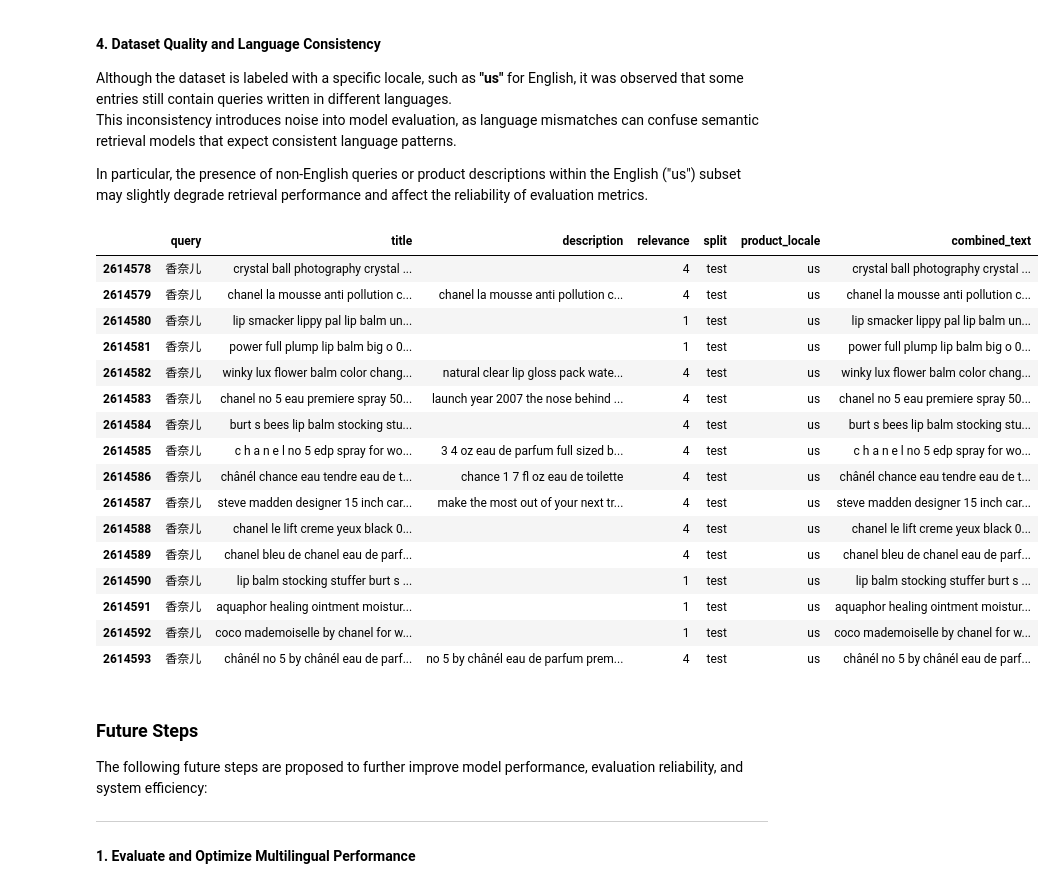
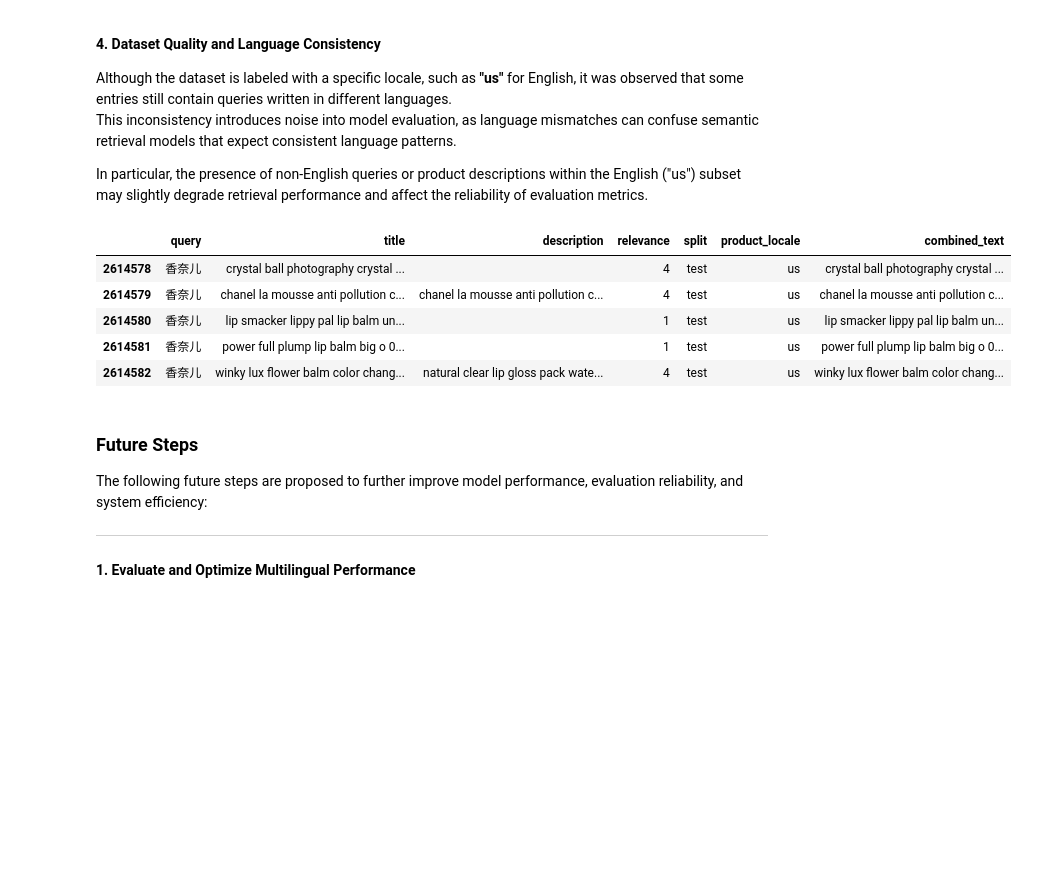
Before and after one commit to wei-wang11/Semantic-Search-Evaluation, a Jupyter notebook: notebooks/report_notebook.ipynb, the cells around one changed output. Drawn from its saved outputs; the diff is of its cells as text; code cells hidden in the pictures; blank space fills up the shorter version.

```diff
--- a/report_notebook.ipynb
+++ b/notebooks/report_notebook.ipynb
@@ -80,8 +83,8 @@ These fields provide the essential information needed for training and evaluatin
 # %%
 # Take a look at the ESCI dataset
 loaded_data = DataLoader(
-        example_path="dataset/shopping_queries_dataset_examples.parquet",
-        products_path="dataset/shopping_queries_dataset_products.parquet",
+        example_path="../dataset/shopping_queries_dataset_examples.parquet",
+        products_path="../dataset/shopping_queries_dataset_products.parquet",
         small_version=True, # Load a small version of the dataset for data exploration
     )
 loaded_data.load_data()
@@ -367,25 +370,14 @@ This inconsistency introduces noise into model evaluation, as language mismatche
 In particular, the presence of non-English queries or product descriptions within the English ("us") subset may slightly degrade retrieval performance and affect the reliability of evaluation metrics.
 # %%
 # Limitation number 4: The dataset is not cleaned properly in terms of language filtering
-loaded_data.df[loaded_data.df['query']=='香奈儿']
+loaded_data.df[loaded_data.df['query']=='香奈儿'].head(5)
 # %% [output]
 |  | query | title | description | relevance | split | product_locale | combined_text |
 | 2614578 | 香奈儿 | crystal ball photography crystal ... |  | 4 | test | us | crystal ball photography crystal ... |
 | 2614579 | 香奈儿 | chanel la mousse anti pollution c... | chanel la mousse anti pollution c... | 4 | test | us | chanel la mousse anti pollution c... |
 | 2614580 | 香奈儿 | lip smacker lippy pal lip balm un... |  | 1 | test | us | lip smacker lippy pal lip balm un... |
 | 2614581 | 香奈儿 | power full plump lip balm big o 0... |  | 1 | test | us | power full plump lip balm big o 0... |
 | 2614582 | 香奈儿 | winky lux flower balm color chang... | natural clear lip gloss pack wate... | 4 | test | us | winky lux flower balm color chang... |
-| 2614583 | 香奈儿 | chanel no 5 eau premiere spray 50... | launch year 2007 the nose behind ... | 4 | test | us | chanel no 5 eau premiere spray 50... |
-| 2614584 | 香奈儿 | burt s bees lip balm stocking stu... |  | 4 | test | us | burt s bees lip balm stocking stu... |
-| 2614585 | 香奈儿 | c h a n e l no 5 edp spray for wo... | 3 4 oz eau de parfum full sized b... | 4 | test | us | c h a n e l no 5 edp spray for wo... |
-| 2614586 | 香奈儿 | chânél chance eau tendre eau de t... | chance 1 7 fl oz eau de toilette | 4 | test | us | chânél chance eau tendre eau de t... |
-| 2614587 | 香奈儿 | steve madden designer 15 inch car... | make the most out of your next tr... | 4 | test | us | steve madden designer 15 inch car... |
-| 2614588 | 香奈儿 | chanel le lift creme yeux black 0... |  | 4 | test | us | chanel le lift creme yeux black 0... |
-| 2614589 | 香奈儿 | chanel bleu de chanel eau de parf... |  | 4 | test | us | chanel bleu de chanel eau de parf... |
-| 2614590 | 香奈儿 | lip balm stocking stuffer burt s ... |  | 1 | test | us | lip balm stocking stuffer burt s ... |
-| 2614591 | 香奈儿 | aquaphor healing ointment moistur... |  | 1 | test | us | aquaphor healing ointment moistur... |
-| 2614592 | 香奈儿 | coco mademoiselle by chanel for w... |  | 1 | test | us | coco mademoiselle by chanel for w... |
-| 2614593 | 香奈儿 | chânél no 5 by chânél eau de parf... | no 5 by chânél eau de parfum prem... | 4 | test | us | chânél no 5 by chânél eau de parf... |
 # %% [markdown]
 ### Future Steps
 
```
Also changed, not shown: parts of 4 cells of this notebook.
